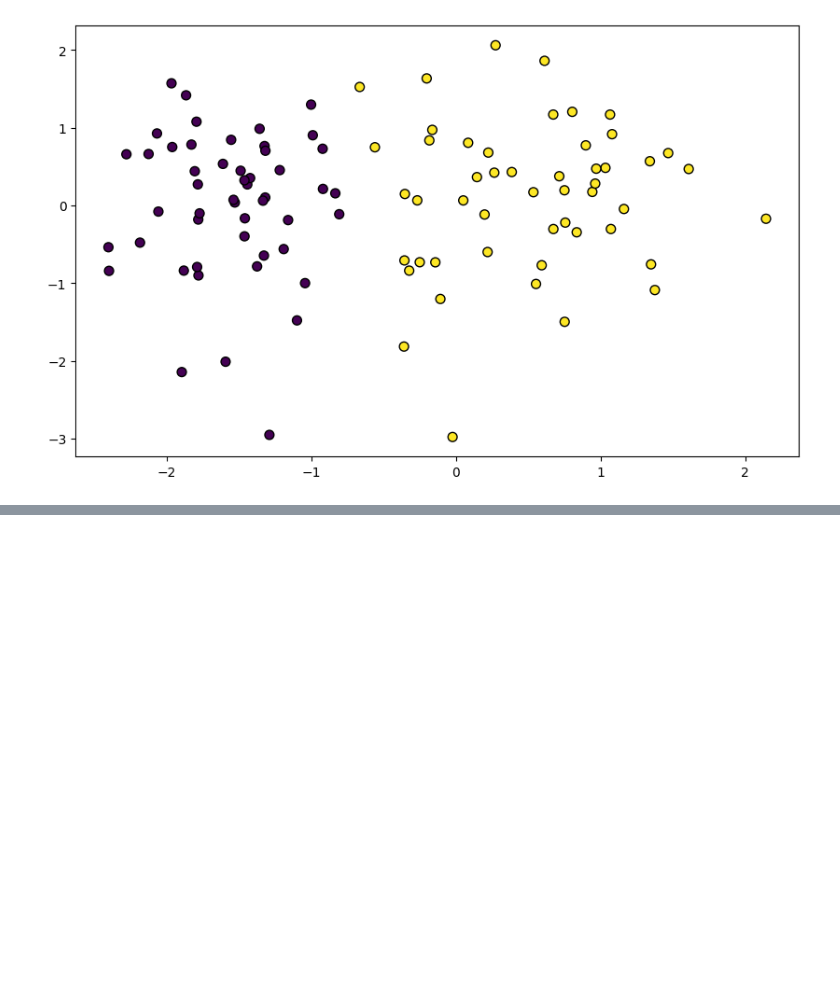
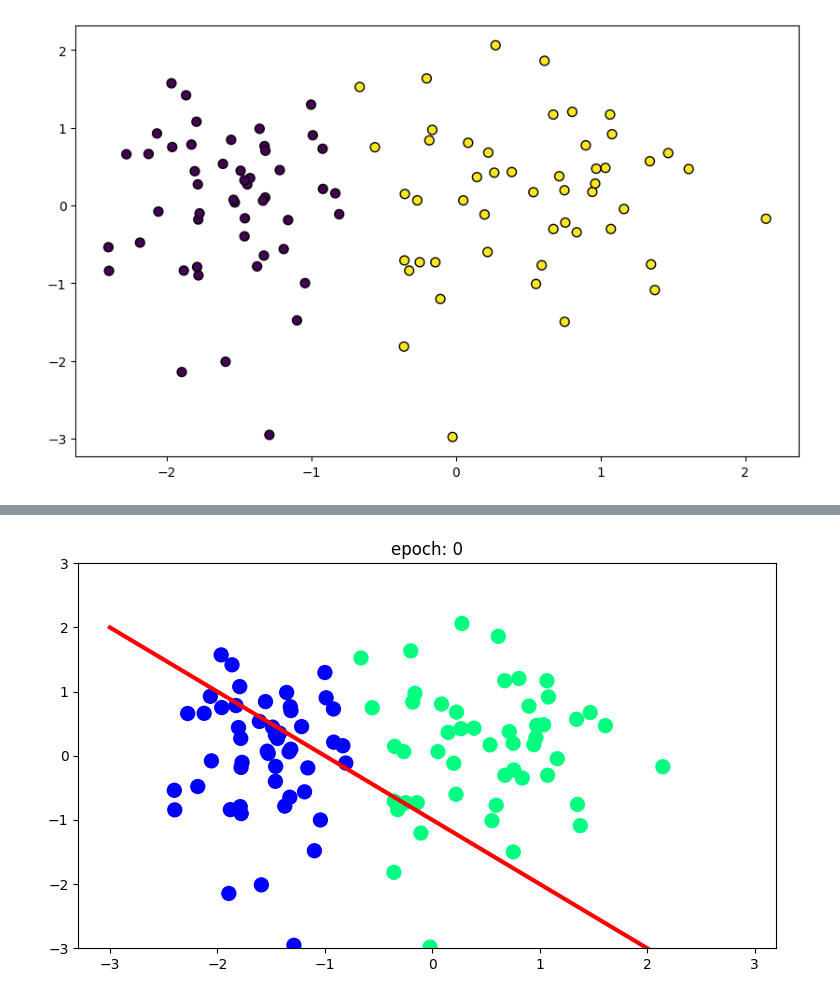
Before and after one commit to SandeepMuhal88/Deep_Learning_Concept, a Jupyter notebook: Deep_learning/Preceptron_Algorithm/basic_algo.ipynb, the cells around one changed output, grey strips where cells are left out. Cells and saved outputs as stored; diff of their text form; code cells hidden in the pictures; blank space fills up the shorter version.

```diff
--- a/Deep_learning/Preceptron_Algorithm/basic_algo.ipynb
+++ b/Deep_learning/Preceptron_Algorithm/basic_algo.ipynb
@@ -74,0 +177,18 @@ plt.ylim(-3,2)
+# %%
+def pre(X,y):
+    m=[]
+    b=[]
+
+    X=np.insert(X,0,1,axis=1) # add bias term
+    w=np.ones(X.shape[1]) # initialize weights
+    lr=0.1 # learning rate
+    for i in range(1000):
+        j=np.random.randint(0,100)
+        y_hat=step(np.dot(X[j],w))
+        w=w+lr*(y[j]-y_hat)*X[j]
+
+        m.append(-(w[1]/w[2]))
+        b.append(-(w[0]/w[2]))
+    return m,b
+# %%
+m,b = pre(X,y)
@@ -74,0 +198,17 @@ plt.ylim(-3,2)
+# %%
+fig,ax=plt.subplots(figsize=(9,5))
+
+x_i=np.arange(-3,3,0.1)
+y_i=x_i*m[0]+b[0]
+ax.scatter(X[:,0],X[:,1],c=y,cmap='winter',s=100)
+line, = ax.plot(x_i, y_i, color='red', linewidth=3)
+plt.ylim(-3,3)
+def update(i):
+    lable = 'epoch: {0}'.format(i)
+    line.set_ydata(x_i*m[i]+b[i])
+    ax.set_title(lable)
+    # return line,ax
+
+aim=FuncAnimation(fig,update,frames=200,interval=100,repeat=True)
+# %% [output]
+[figure, added]
```
Also changed, not shown: parts of 16 cells of this notebook.
